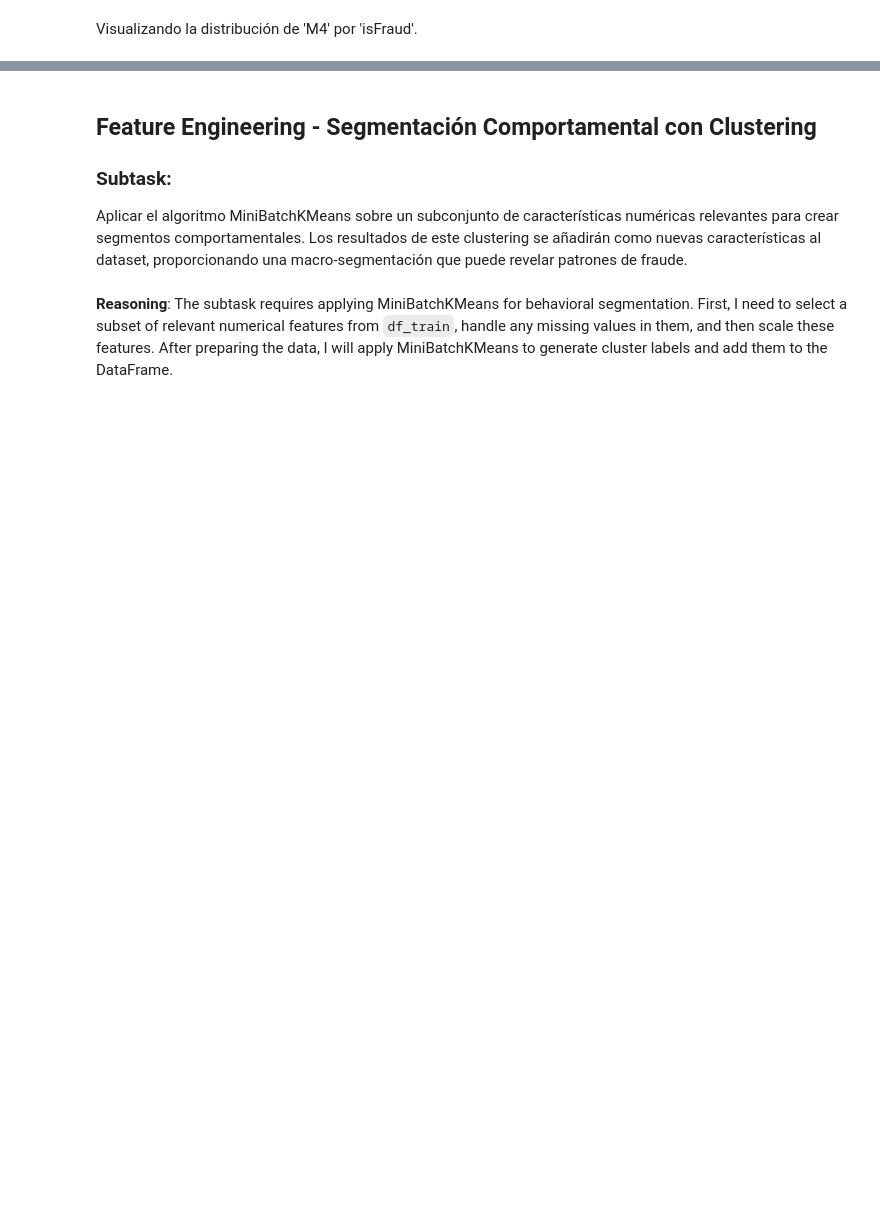
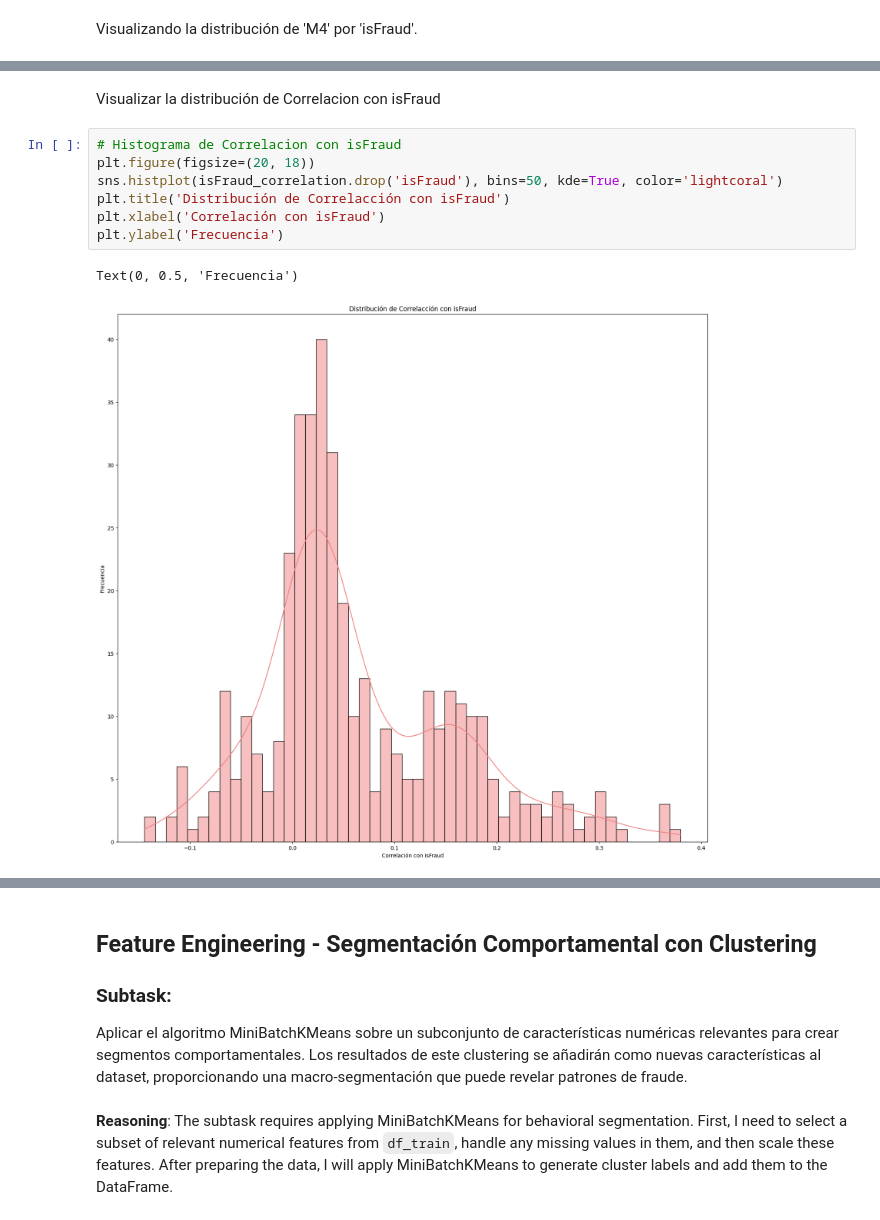
Before and after one commit to josenomberto/UTEC-CDIAV3-MCD8010, a Jupyter notebook: Proyecto02-Grupo1-jc.ipynb, the cells around one changed output, grey strips where cells are left out. Cells and saved outputs as stored; diff of their text form; blank space fills up the shorter version.

```diff
--- a/Proyecto02-Grupo1-jc.ipynb
+++ b/Proyecto02-Grupo1-jc.ipynb
@@ -386,0 +419,12 @@ plt.show()
+# %% [markdown]
+Visualizar la distribución de Correlacion con isFraud
+# %%
+# Histograma de Correlacion con isFraud
+plt.figure(figsize=(20, 18))
+sns.histplot(isFraud_correlation.drop('isFraud'), bins=50, kde=True, color='lightcoral')
+plt.title('Distribución de Correlacción con isFraud')
+plt.xlabel('Correlación con isFraud')
+plt.ylabel('Frecuencia')
+# %% [output]
+Text(0, 0.5, 'Frecuencia')
+[figure, added]
```
Also changed, not shown: parts of 54 cells of this notebook.
